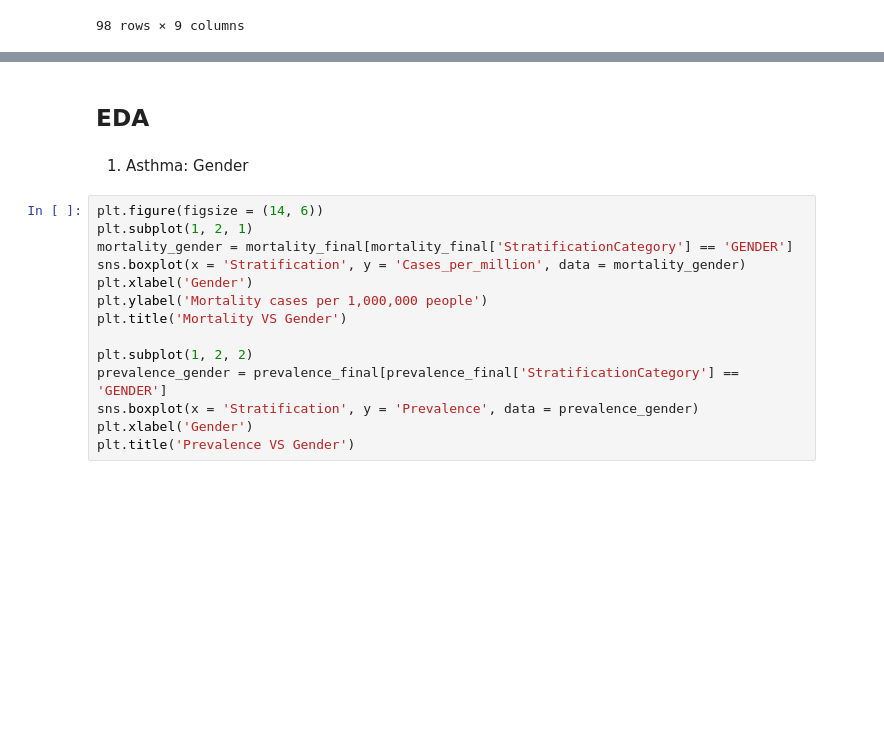
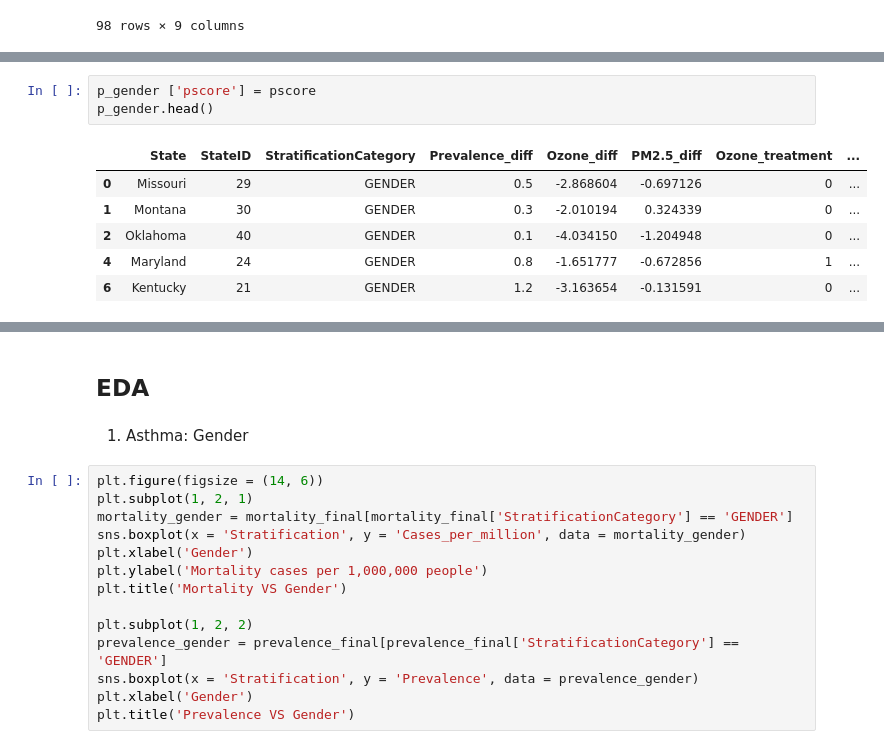
Before and after one commit to lucy-tian/project102, a Jupyter notebook: Data C102 project_ck2.ipynb, the cells around one changed output, grey strips where cells are left out. Cells and saved outputs as stored; diff of their text form; blank space fills up the shorter version.

```diff
--- a/Data C102 project_ck2.ipynb
+++ b/Data C102 project_ck2.ipynb
@@ -373,0 +373,10 @@ array([ 0.50689024,  0.51062307, -0.00186642,  0.50129098,  0.49382531,
+# %%
+p_gender ['pscore'] = pscore
+p_gender.head()
+# %% [output]
+|  | State | StateID | StratificationCategory | Prevalence_diff | Ozone_diff | PM2.5_diff | Ozone_treatment | ... |
+| 0 | Missouri | 29 | GENDER | 0.5 | -2.868604 | -0.697126 | 0 | ... |
+| 1 | Montana | 30 | GENDER | 0.3 | -2.010194 | 0.324339 | 0 | ... |
+| 2 | Oklahoma | 40 | GENDER | 0.1 | -4.034150 | -1.204948 | 0 | ... |
+| 4 | Maryland | 24 | GENDER | 0.8 | -1.651777 | -0.672856 | 1 | ... |
+| 6 | Kentucky | 21 | GENDER | 1.2 | -3.163654 | -0.131591 | 0 | ... |
```
Also changed, not shown: parts of 6 cells of this notebook.
